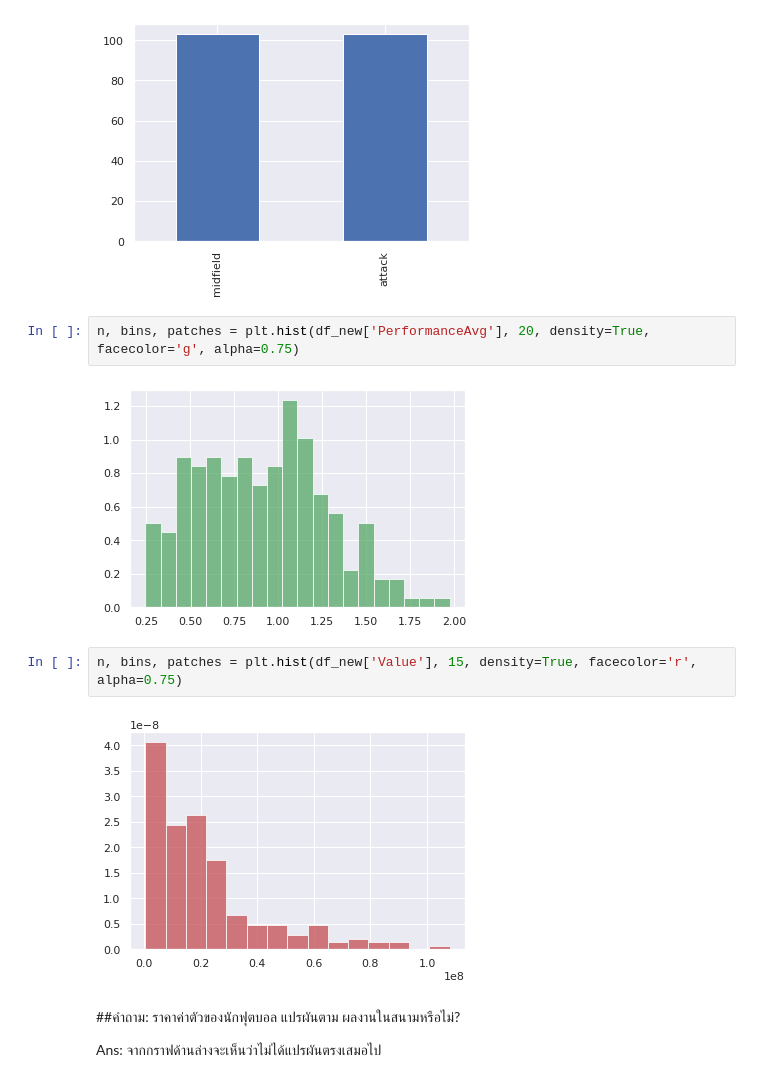
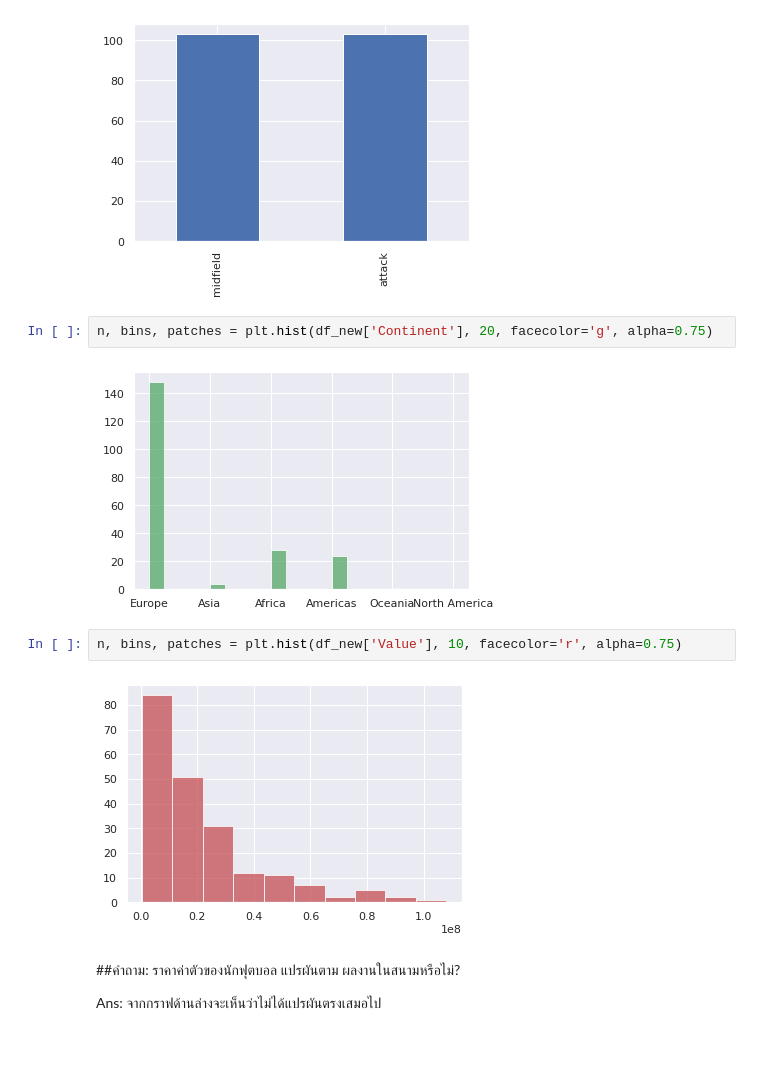
Before and after one commit to TheAmericanoO/Mini-Project-DADS5001, a Jupyter notebook: Mini_Project_6420422023.ipynb, the cells around one changed output. Saved outputs shown, nothing was run; the diff lists cells and outputs as text; blank space fills up the shorter version.

```diff
--- a/Mini_Project_6420422023.ipynb
+++ b/Mini_Project_6420422023.ipynb
@@ -225,13 +231,13 @@ df_new['Position'].value_counts().plot.bar()
 <matplotlib.axes._subplots.AxesSubplot at 0x...>
 [figure]
 # %%
-n, bins, patches = plt.hist(df_new['PerformanceAvg'], 20, density=True, facecolor='g', alpha=0.75)
+n, bins, patches = plt.hist(df_new['Continent'], 20, facecolor='g', alpha=0.75)
 # %% [output]
-[figure, old version]
+[figure, new version]
 # %%
-n, bins, patches = plt.hist(df_new['Value'], 15, density=True, facecolor='r', alpha=0.75)
+n, bins, patches = plt.hist(df_new['Value'], 10, facecolor='r', alpha=0.75)
 # %% [output]
-[figure, old version]
+[figure, new version]
 # %% [markdown]
 ##คำถาม: ราคาค่าตัวของนักฟุตบอล แปรผันตาม ผลงานในสนามหรือไม่?
 
```
Also changed, not shown: parts of 1 cell of this notebook.
